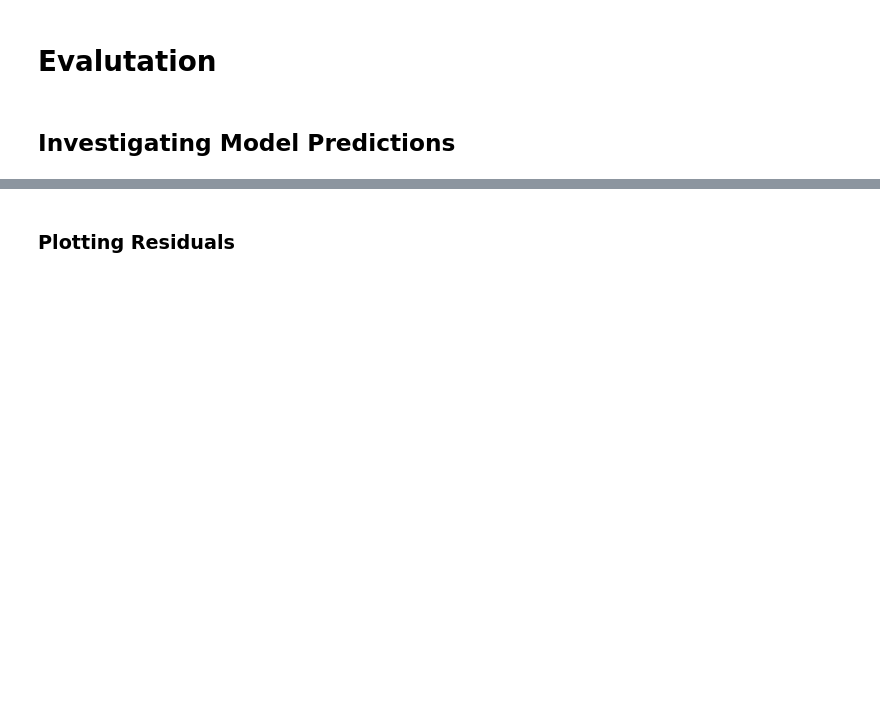
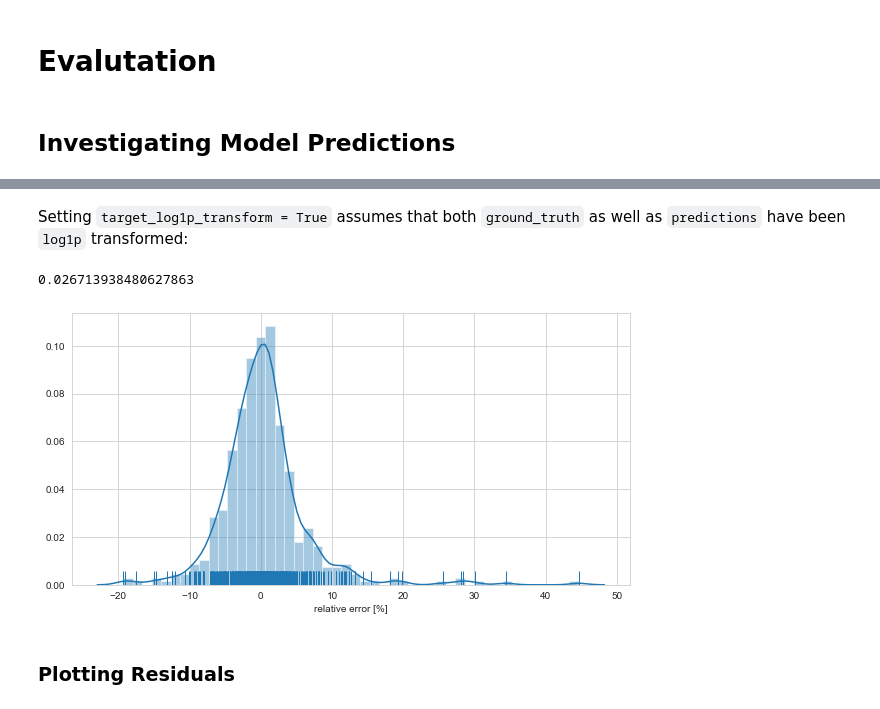
Before and after one commit to ssadjina/MLhelpers, a Jupyter notebook: examples.ipynb, the cells around one changed output, grey strips where cells are left out. Cells and saved outputs as stored; diff of their text form; code cells hidden in the pictures; blank space fills up the shorter version.

```diff
--- a/examples.ipynb
+++ b/examples.ipynb
@@ -20,3 +35,15 @@ predictions = model.predict(X)
+# %% [markdown]
+Setting `target_log1p_transform = True` assumes that both `ground_truth` as well as `predictions` have been `log1p` transformed:
+# %%
+# Log1p transform the target
+y_log = np.log1p(y)
+# Predict
+predictions_log = model.fit(X, y_log).predict(X)
+# Calculate MRE and plot
+MRE(ground_truth=y_log, predictions=predictions_log, target_log1p_transform=True, plot=True)
+# %% [output]
+0.026713938480627863
+[figure, added]
 # %% [markdown]
 ### Plotting Residuals
 # %%
```
Also changed, not shown: parts of 7 cells of this notebook, 1 other file.
